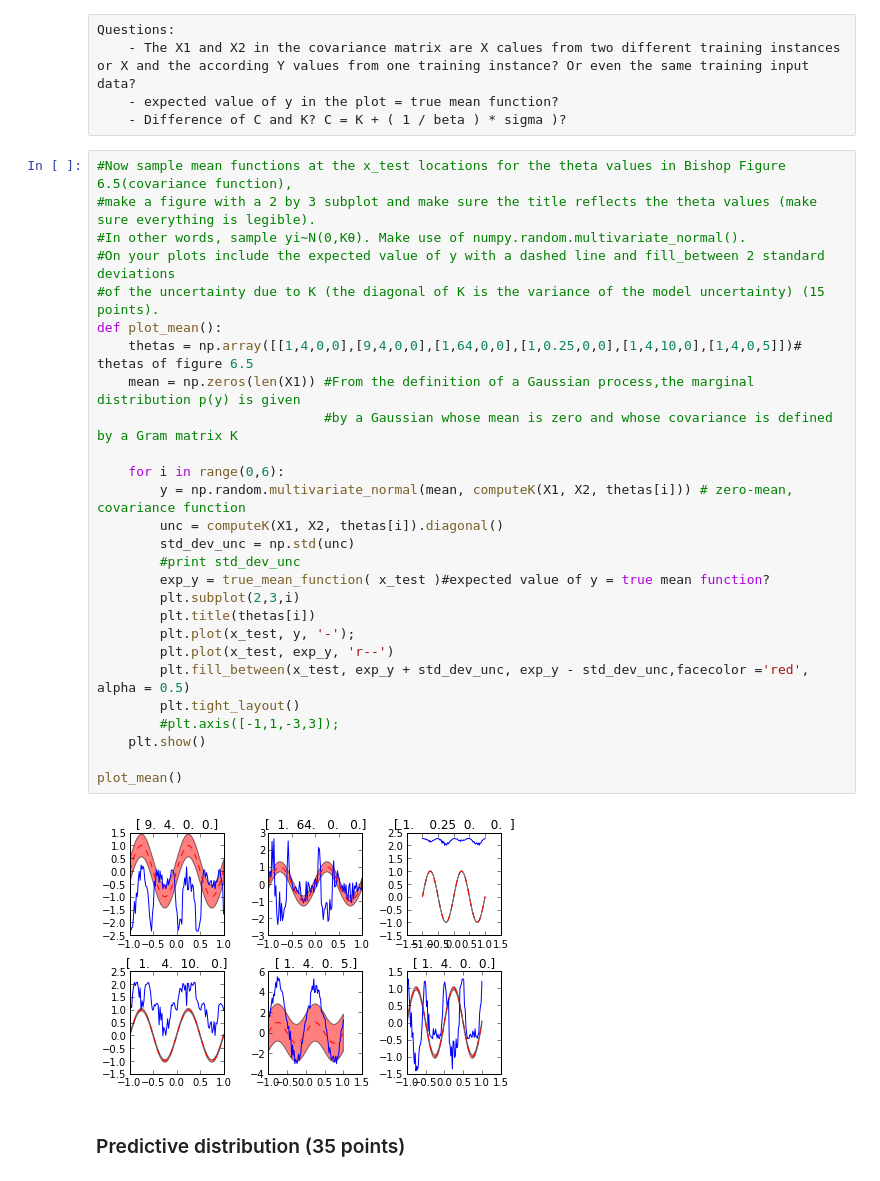
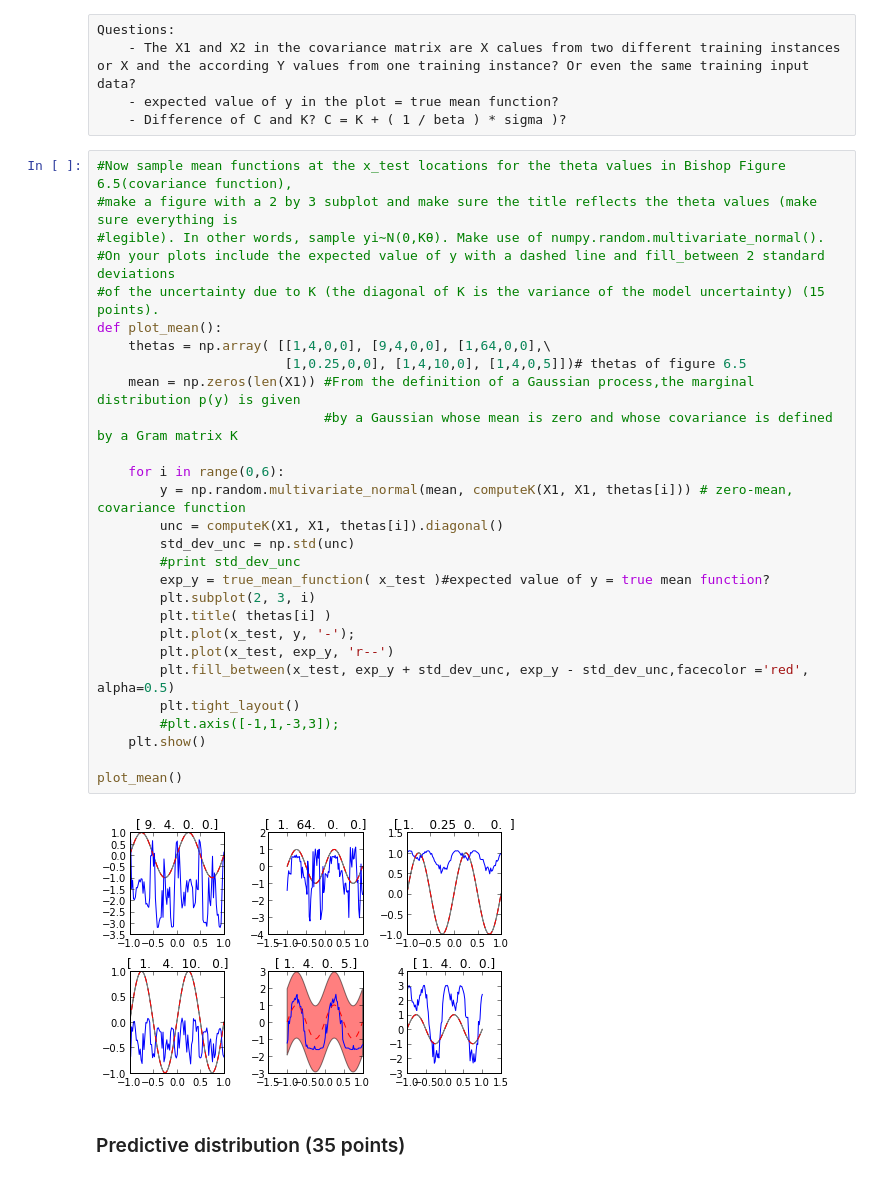
Before and after one commit to jaivalis/MLPR-Labs, a Jupyter notebook: Lab3/Lab3A-class.ipynb, the cells around one changed output. Cells and saved outputs as stored; diff of their text form.

```diff
--- a/Lab3/Lab3A-class.ipynb
+++ b/Lab3/Lab3A-class.ipynb
@@ -177,33 +181,34 @@ Questions:
     - Difference of C and K? C = K + ( 1 / beta ) * sigma )?
 # %%
 #Now sample mean functions at the x_test locations for the theta values in Bishop Figure 6.5(covariance function),
-#make a figure with a 2 by 3 subplot and make sure the title reflects the theta values (make sure everything is legible).
-#In other words, sample yi∼N(0,Kθ). Make use of numpy.random.multivariate_normal().
+#make a figure with a 2 by 3 subplot and make sure the title reflects the theta values (make sure everything is
+#legible). In other words, sample yi∼N(0,Kθ). Make use of numpy.random.multivariate_normal().
 #On your plots include the expected value of y with a dashed line and fill_between 2 standard deviations
 #of the uncertainty due to K (the diagonal of K is the variance of the model uncertainty) (15 points).
 def plot_mean():
-    thetas = np.array([[1,4,0,0],[9,4,0,0],[1,64,0,0],[1,0.25,0,0],[1,4,10,0],[1,4,0,5]])# thetas of figure 6.5
+    thetas = np.array( [[1,4,0,0], [9,4,0,0], [1,64,0,0],\
+                        [1,0.25,0,0], [1,4,10,0], [1,4,0,5]])# thetas of figure 6.5
     mean = np.zeros(len(X1)) #From the definition of a Gaussian process,the marginal distribution p(y) is given
                              #by a Gaussian whose mean is zero and whose covariance is defined by a Gram matrix K
 
     for i in range(0,6):
-        y = np.random.multivariate_normal(mean, computeK(X1, X2, thetas[i])) # zero-mean, covariance function
-        unc = computeK(X1, X2, thetas[i]).diagonal()
+        y = np.random.multivariate_normal(mean, computeK(X1, X1, thetas[i])) # zero-mean, covariance function
+        unc = computeK(X1, X1, thetas[i]).diagonal()
         std_dev_unc = np.std(unc)
         #print std_dev_unc
         exp_y = true_mean_function( x_test )#expected value of y = true mean function?
-        plt.subplot(2,3,i)
-        plt.title(thetas[i])
+        plt.subplot(2, 3, i)
+        plt.title( thetas[i] )
         plt.plot(x_test, y, '-');
         plt.plot(x_test, exp_y, 'r--')
-        plt.fill_between(x_test, exp_y + std_dev_unc, exp_y - std_dev_unc,facecolor ='red', alpha = 0.5)
+        plt.fill_between(x_test, exp_y + std_dev_unc, exp_y - std_dev_unc,facecolor ='red', alpha=0.5)
         plt.tight_layout()
         #plt.axis([-1,1,-3,3]);
     plt.show()
 
 plot_mean()
 # %% [output]
-[figure, old version]
+[figure, new version]
 # %% [markdown]
 ### Predictive distribution (35 points)
 # %% [markdown]
```
Also changed, not shown: parts of 5 cells of this notebook.
